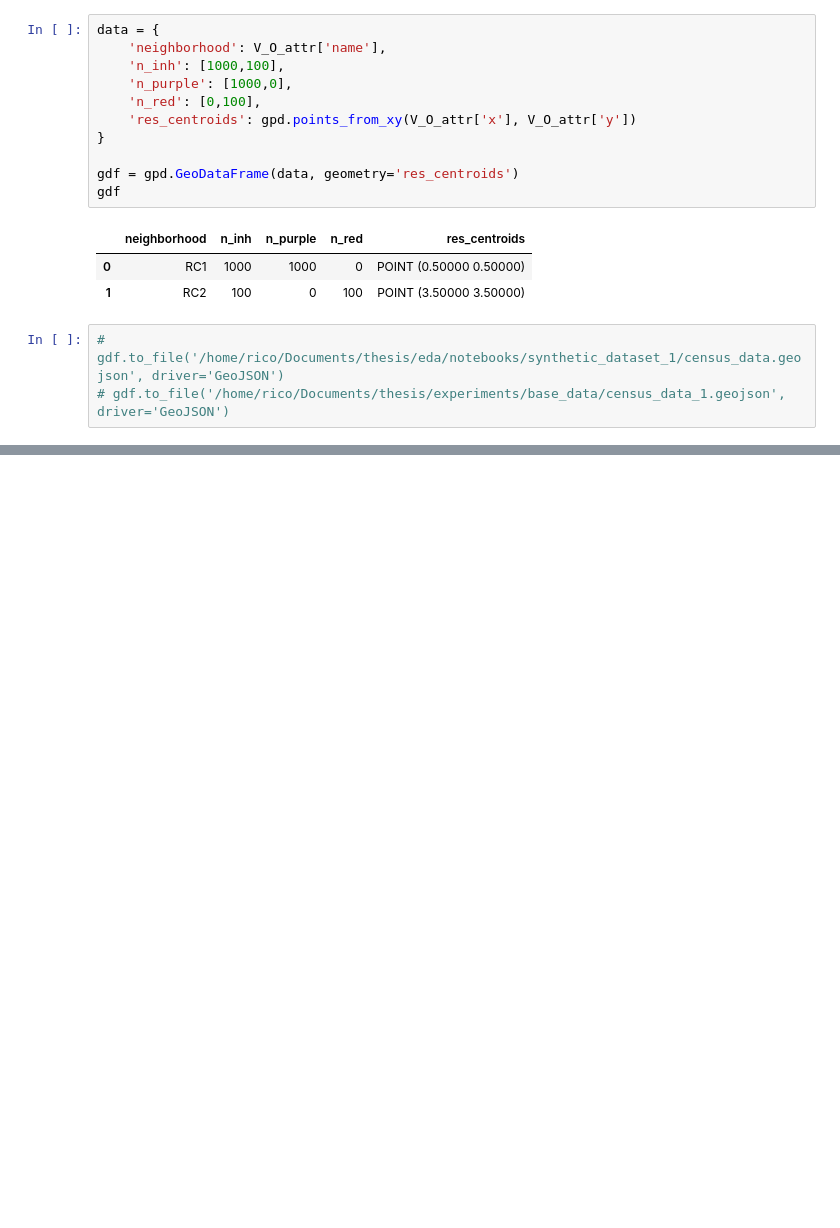
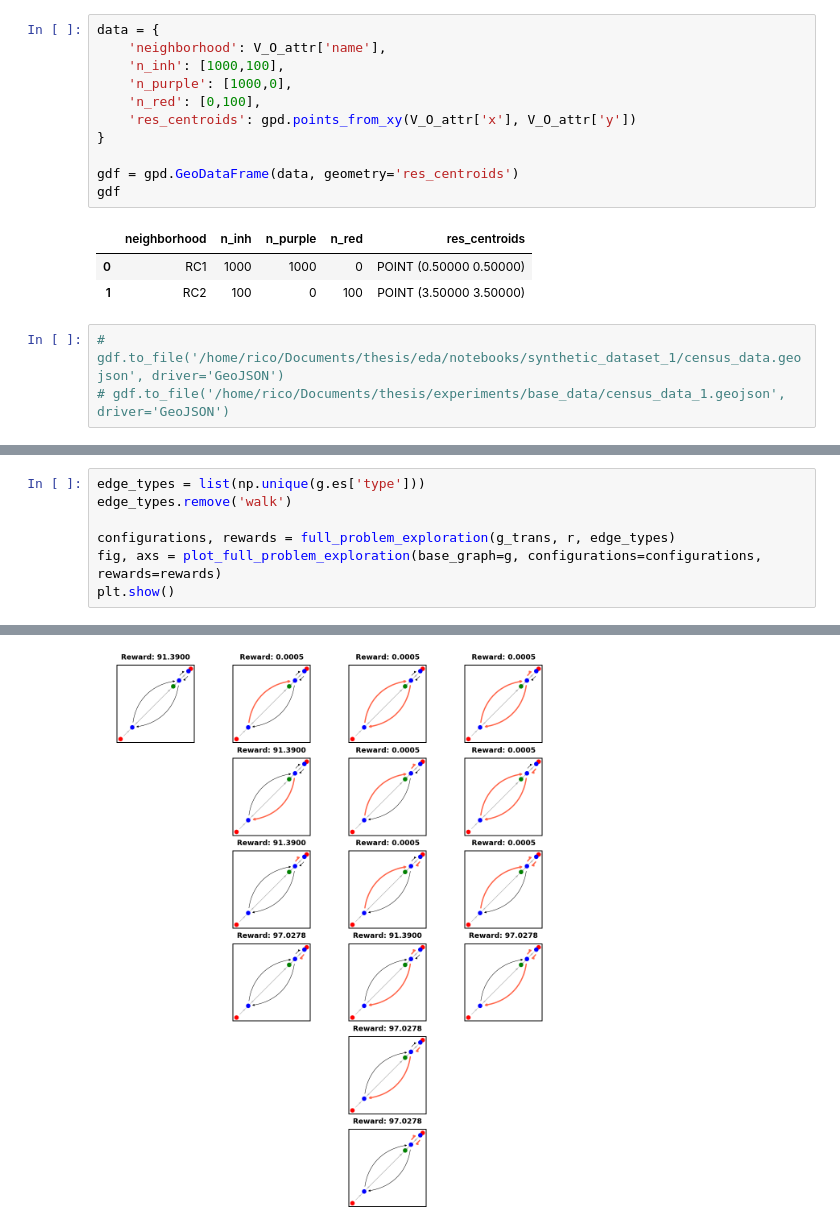
Before and after one commit to EquiCity/thesis, a Jupyter notebook: eda/notebooks/synthetic_dataset_1.ipynb, the cells around one changed output, grey strips where cells are left out. Cells and saved outputs as stored; diff of their text form; blank space fills up the shorter version.

```diff
--- a/eda/notebooks/synthetic_dataset_1.ipynb
+++ b/eda/notebooks/synthetic_dataset_1.ipynb
@@ -277,0 +185,8 @@ INFO:/home/rico/Documents/thesis/ptnrue_package/ptnrue/analysis/full_problem_exp
+# %%
+edge_types = list(np.unique(g.es['type']))
+edge_types.remove('walk')
+
+configurations, rewards = full_problem_exploration(g_trans, r, edge_types)
+fig, axs = plot_full_problem_exploration(base_graph=g, configurations=configurations, rewards=rewards)
+plt.show()
+# %% [output]
@@ -277,0 +207 @@ INFO:/home/rico/Documents/thesis/ptnrue_package/ptnrue/analysis/full_problem_exp
+[figure, added]
```
Also changed, not shown: parts of 18 cells of this notebook, 24 other files.
